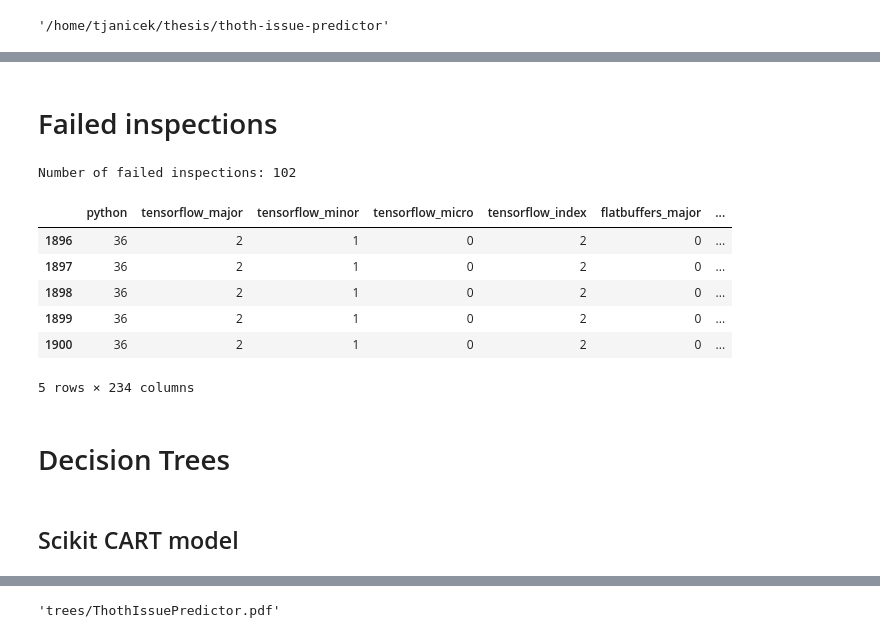
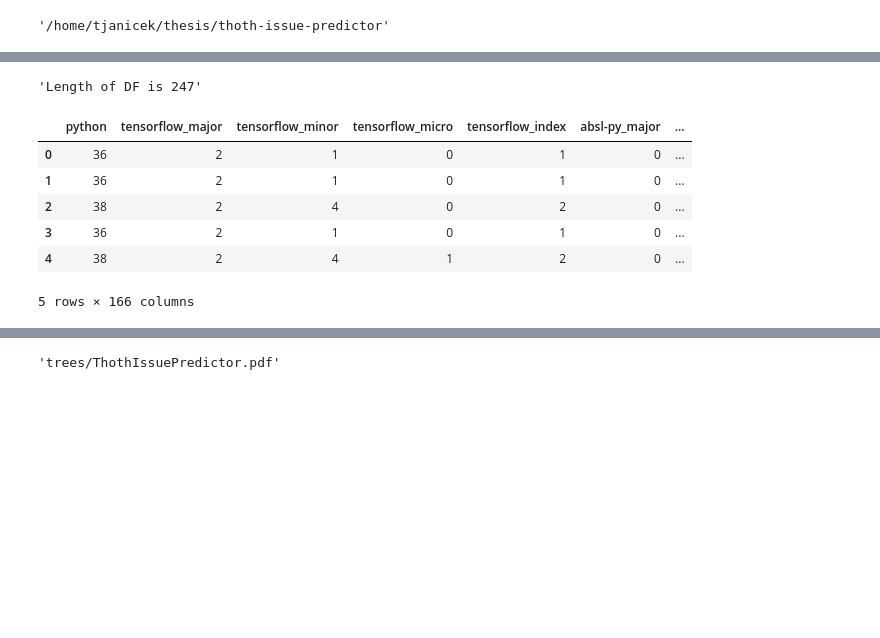
Before and after one commit to TomasJani/thoth-issue-predictor, a Jupyter notebook: thoth_issue_predictor/notebooks/ThothIssuePredictor.ipynb, the cells around one changed output, grey strips where cells are left out. Cells and saved outputs as stored; diff of their text form; code cells hidden in the pictures; blank space fills up the shorter version.

```diff
--- a/thoth_issue_predictor/notebooks/ThothIssuePredictor.ipynb
+++ b/thoth_issue_predictor/notebooks/ThothIssuePredictor.ipynb
@@ -57,25 +54,18 @@ Length of DF is 1947
-# %% [markdown]
-# Failed inspections
-# %%
-failed_inspections = issues_df[issues_df["exit_code"] == 1]
-print(f"Number of failed inspections: {len(failed_inspections)}")
-failed_inspections.head()
-# %% [output]
-Number of failed inspections: 102
-|  | python | tensorflow_major | tensorflow_minor | tensorflow_micro | tensorflow_index | flatbuffers_major | ... |
-| 1896 | 36 | 2 | 1 | 0 | 2 | 0 | ... |
-| 1897 | 36 | 2 | 1 | 0 | 2 | 0 | ... |
-| 1898 | 36 | 2 | 1 | 0 | 2 | 0 | ... |
-| 1899 | 36 | 2 | 1 | 0 | 2 | 0 | ... |
-| 1900 | 36 | 2 | 1 | 0 | 2 | 0 | ... |
-5 rows × 234 columns
-# %% [markdown]
-# Decision Trees
 # %%
 issue_x, exit_codes = issues_df.drop("exit_code", axis=1), issues_df["exit_code"]
 
 X_train, X_test, y_train, y_test = train_test_split(
     issue_x, exit_codes, test_size=0.4, random_state=0
 )
-# %% [markdown]
-## Scikit CART model
+# %%
+display(f"Length of DF is {len(issues_df)}")
+issues_df.head(5)
+# %% [output]
+'Length of DF is 247'
+|  | python | tensorflow_major | tensorflow_minor | tensorflow_micro | tensorflow_index | absl-py_major | ... |
+| 0 | 36 | 2 | 1 | 0 | 1 | 0 | ... |
+| 1 | 36 | 2 | 1 | 0 | 1 | 0 | ... |
+| 2 | 38 | 2 | 4 | 0 | 2 | 0 | ... |
+| 3 | 36 | 2 | 1 | 0 | 1 | 0 | ... |
+| 4 | 38 | 2 | 4 | 1 | 2 | 0 | ... |
+5 rows × 166 columns
```
Also changed, not shown: parts of 27 cells of this notebook, 34 other files.
